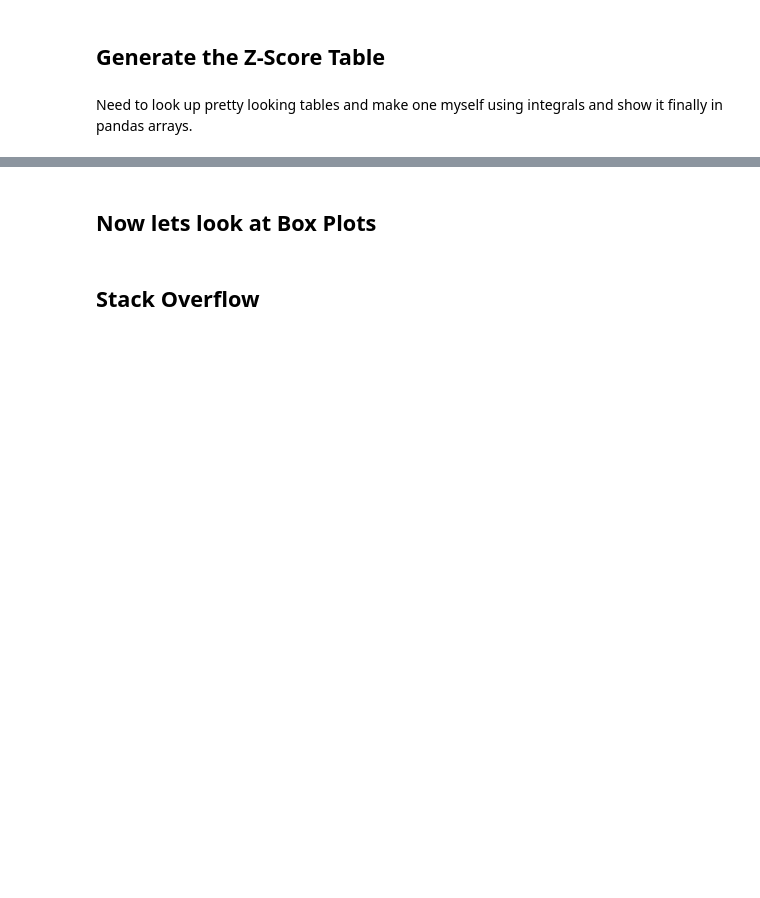
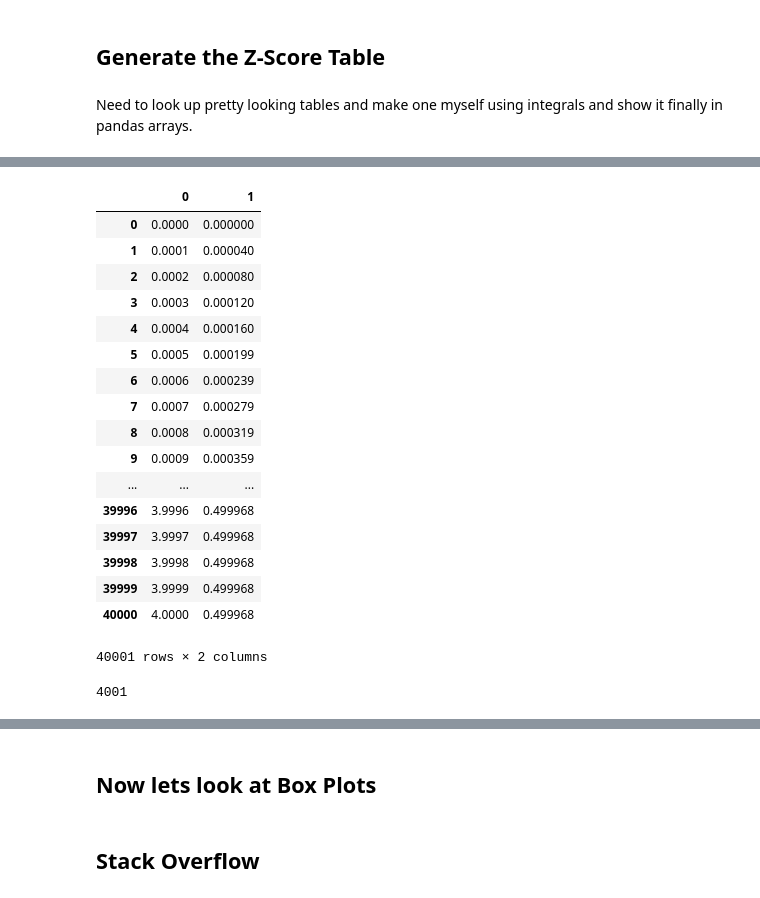
Before and after one commit to mGalarnyk/Python_Tutorials, a Jupyter notebook: Statistics/normal_Distribution_Area_Under_Curve.ipynb, the cells around one changed output, grey strips where cells are left out. Saved outputs shown, nothing was run; the diff lists cells and outputs as text; code cells hidden in the pictures; blank space fills up the shorter version.

```diff
--- a/Statistics/normal_Distribution_Area_Under_Curve.ipynb
+++ b/Statistics/normal_Distribution_Area_Under_Curve.ipynb
@@ -438,0 +484,31 @@ Need to look up pretty looking tables and make one myself using integrals and sh
+# %%
+standardNormalTable = [np.nan] * 40001
+
+for index, upperLimit in enumerate(np.linspace(.00, 4, num = 40001)):
+    result, _ = quad(normalProbabilityDensity, 0, upperLimit, limit = 1000)
+    standardNormalTable[index] = [upperLimit, result]
+# %%
+pd.DataFrame(data = standardNormalTable)
+# %% [output]
+|  | 0 | 1 |
+| 0 | 0.0000 | 0.000000 |
+| 1 | 0.0001 | 0.000040 |
+| 2 | 0.0002 | 0.000080 |
+| 3 | 0.0003 | 0.000120 |
+| 4 | 0.0004 | 0.000160 |
+| 5 | 0.0005 | 0.000199 |
+| 6 | 0.0006 | 0.000239 |
+| 7 | 0.0007 | 0.000279 |
+| 8 | 0.0008 | 0.000319 |
+| 9 | 0.0009 | 0.000359 |
+| ... | ... | ... |
+| 39996 | 3.9996 | 0.499968 |
+| 39997 | 3.9997 | 0.499968 |
+| 39998 | 3.9998 | 0.499968 |
+| 39999 | 3.9999 | 0.499968 |
+| 40000 | 4.0000 | 0.499968 |
+40001 rows × 2 columns
+# %%
+np.linspace(.00, 4, num = 4001)
+# %% [output]
+4001
```
Also changed, not shown: parts of 11 cells of this notebook.
